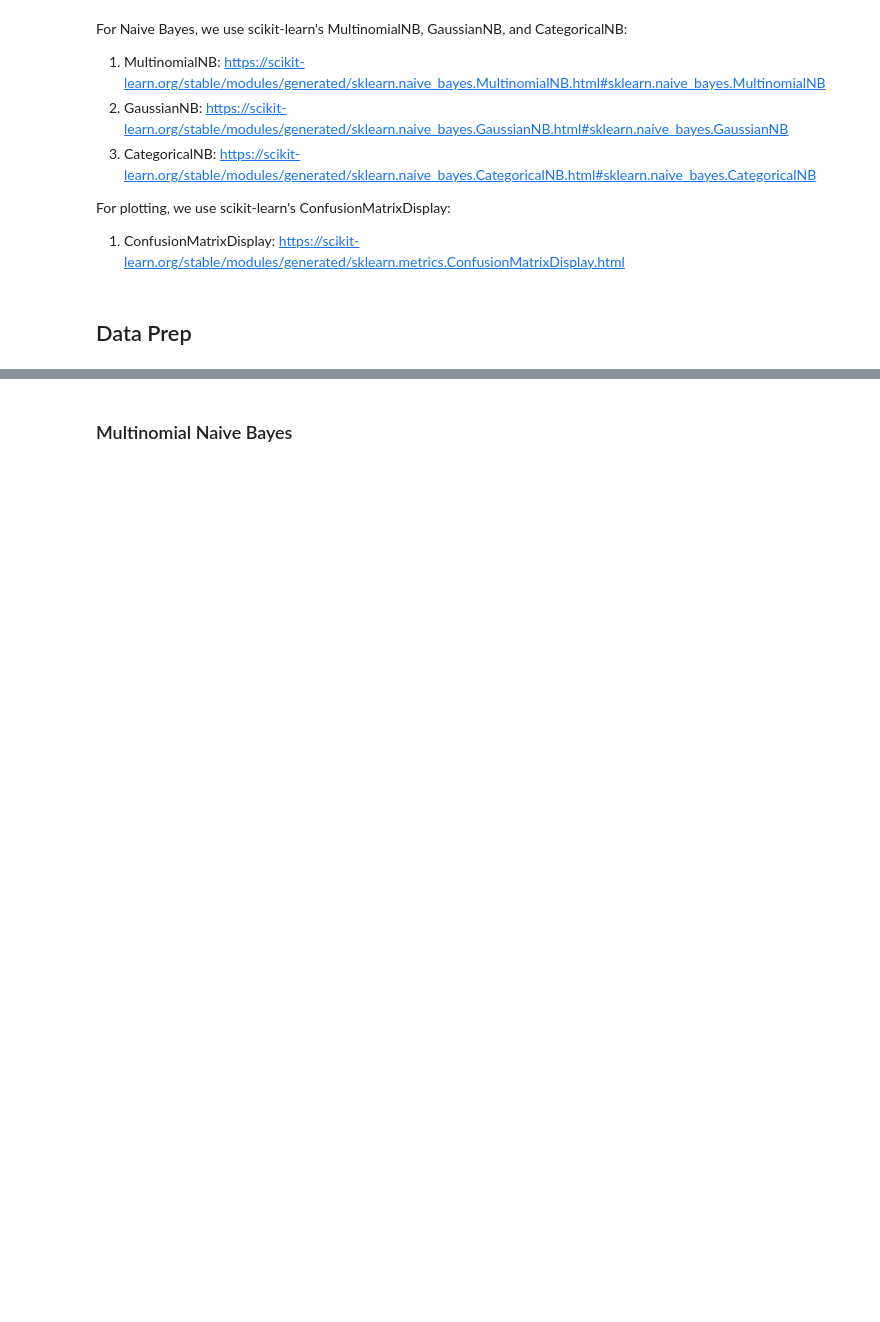
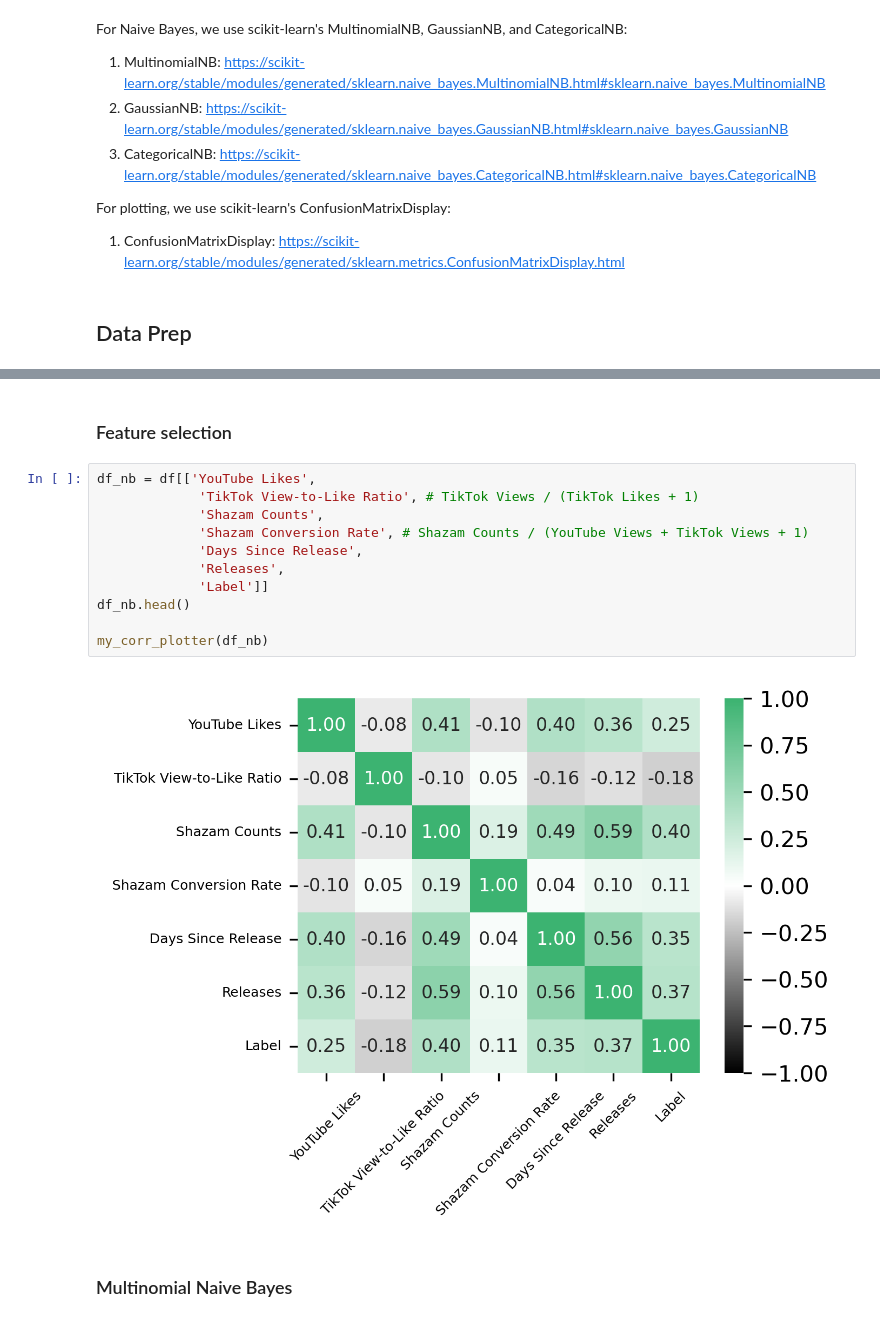
Before and after one commit to michael-van-vuuren/csci5612-workspace, a Jupyter notebook: models/supervised/naive-bayes.ipynb, the cells around one changed output, grey strips where cells are left out. Saved outputs shown, nothing was run; the diff lists cells and outputs as text; blank space fills up the shorter version.

```diff
--- a/models/supervised/naive-bayes.ipynb
+++ b/models/supervised/naive-bayes.ipynb
@@ -40,2 +159,17 @@ def my_hist(df):
+# %% [markdown]
+### Feature selection
+# %%
+df_nb = df[['YouTube Likes',
+             'TikTok View-to-Like Ratio', # TikTok Views / (TikTok Likes + 1)
+             'Shazam Counts',
+             'Shazam Conversion Rate', # Shazam Counts / (YouTube Views + TikTok Views + 1)
+             'Days Since Release',
+             'Releases',
+             'Label']]
+df_nb.head()
+
+my_corr_plotter(df_nb)
+# %% [output]
+[figure, added]
 # %% [markdown]
 ### Multinomial Naive Bayes
```
Also changed, not shown: parts of 10 cells of this notebook, 3 other files.
